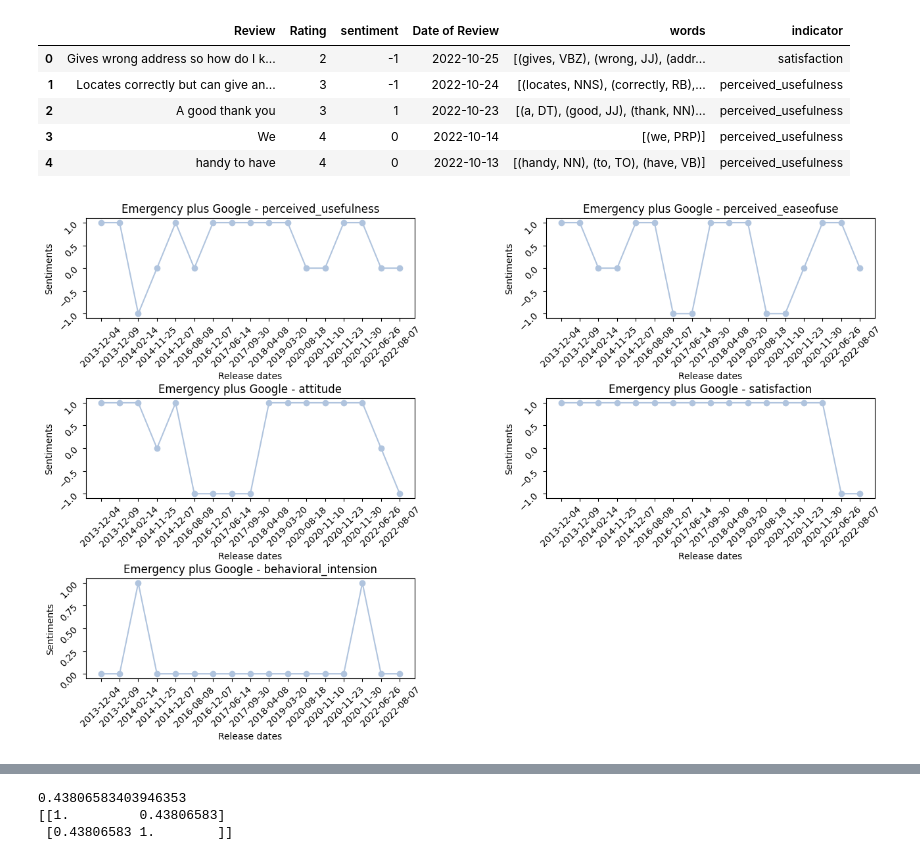
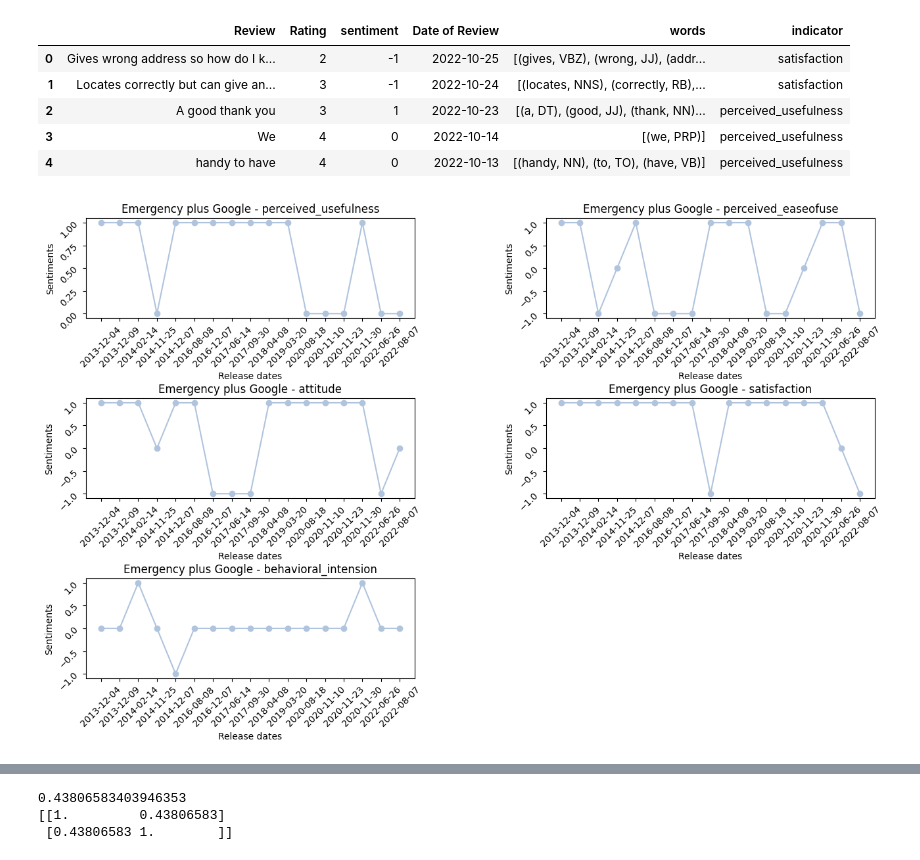
Before and after one commit to kalpanibhagya/EmergencyAppsReviews, a Jupyter notebook: Technology Acceptance Model.ipynb, the cells around one changed output, grey strips where cells are left out. Drawn from its saved outputs; the diff is of its cells as text; code cells hidden in the pictures.

Commit message:
separation of data files into tasks

```diff
--- a/Technology Acceptance Model.ipynb
+++ b/Technology Acceptance Model.ipynb
@@ -147,13 +147,13 @@ print(len(BI))
 header = ['Review', 'Rating', 'sentiment' , 'Date of Review']
 
 #reading data from separate application csvs
-df_emergencyplus_google_s = pd.read_csv('./data/emergencyplus_google_sentiment.csv')
+df_emergencyplus_google_s = pd.read_csv('./data/task3_4/task3/output/emergencyplus_google_sentiment.csv')
 df_emergencyplus_google_s= df_emergencyplus_google_s.filter(header)
-df_emergencyplus_apple_s = pd.read_csv('./data/emergencyplus_apple_sentiment.csv')
+df_emergencyplus_apple_s = pd.read_csv('./data/task3_4/task3/output/emergencyplus_apple_sentiment.csv')
 df_emergencyplus_apple_s= df_emergencyplus_apple_s.filter(header)
-df_firstaid_google_s = pd.read_csv('./data/firstaid_google_sentiment.csv')
+df_firstaid_google_s = pd.read_csv('./data/task3_4/task3/output/firstaid_google_sentiment.csv')
 df_firstaid_google_s= df_firstaid_google_s.filter(header)
-df_firstaid_apple_s = pd.read_csv('./data/firstaid_apple_sentiment.csv')
+df_firstaid_apple_s = pd.read_csv('./data/task3_4/task3/output/firstaid_apple_sentiment.csv')
 df_firstaid_apple_s= df_firstaid_apple_s.filter(header)
 
 
@@ -258,7 +258,7 @@ df_emergencyplus_google_s.head()
 # %% [output]
 |  | Review | Rating | sentiment | Date of Review | words | indicator |
 | 0 | Gives wrong address so how do I k... | 2 | -1 | 2022-10-25 | [(gives, VBZ), (wrong, JJ), (addr... | satisfaction |
-| 1 | Locates correctly but can give an... | 3 | -1 | 2022-10-24 | [(locates, NNS), (correctly, RB),... | perceived_usefulness |
+| 1 | Locates correctly but can give an... | 3 | -1 | 2022-10-24 | [(locates, NNS), (correctly, RB),... | satisfaction |
 | 2 | A good thank you | 3 | 1 | 2022-10-23 | [(a, DT), (good, JJ), (thank, NN)... | perceived_usefulness |
 | 3 | We | 4 | 0 | 2022-10-14 | [(we, PRP)] | perceived_usefulness |
 | 4 | handy to have | 4 | 0 | 2022-10-13 | [(handy, NN), (to, TO), (have, VB)] | perceived_usefulness |
@@ -293,10 +293,10 @@ df_firstaid_apple_S = df_firstaid_apple_s[df_firstaid_apple_s['indicator'] == 's
 import matplotlib.pyplot as plt
 from datetime import datetime
 
-df_emergencyplus_google_versions = pd.read_csv('./data/emergencyplus_version_details_google.csv')
-df_firstaid_google_vesions = pd.read_csv('./data/firstaid_version_details_google.csv')
-df_emergencyplus_apple_versions = pd.read_csv('./data/emergencyplus_version_details_apple.csv')
-df_firstaid_apple_vesions = pd.read_csv('./data/firstaid_version_details_apple.csv')
+df_emergencyplus_google_versions = pd.read_csv('./data/task3_4/task4/input/emergencyplus_version_details_google.csv')
+df_firstaid_google_vesions = pd.read_csv('./data/task3_4/task4/input/firstaid_version_details_google.csv')
+df_emergencyplus_apple_versions = pd.read_csv('./data/task3_4/task4/input/emergencyplus_version_details_apple.csv')
+df_firstaid_apple_vesions = pd.read_csv('./data/task3_4/task4/input/firstaid_version_details_apple.csv')
 
 def indexingDateCol(df):
     df['Date of Review']=pd.to_datetime(df['Date of Review'])
@@ -364,34 +364,34 @@ plt.subplots_adjust(left=0.1,
                     right=0.9,
                     top=1.5,
                     wspace=0.4,
                     hspace=0.8)
 
 sentiment_list1 = sentimentPerReleasedate(df_emergency_google_PU, df_emergencyplus_google_versions)
 
 ax[0][0].set_title('Emergency plus Google - perceived_usefulness')
 plotRating1(df_emergencyplus_google_versions, sentiment_list1,ax,0,  0, "Sentiments")
 
 sentiment_list2 = sentimentPerReleasedate(df_emergency_google_PE, df_emergencyplus_google_versions)
 ax[0][1].set_title('Emergency plus Google - perceived_easeofuse')
 plotRating1(df_emergencyplus_google_versions, sentiment_list2,ax,0,  1, "Sentiments")
 
 sentiment_list3 = sentimentPerReleasedate(df_emergency_google_A, df_emergencyplus_google_versions)
 ax[1][0].set_title('Emergency plus Google - attitude')
 plotRating1(df_emergencyplus_google_versions, sentiment_list3,ax,1,  0, "Sentiments")
 
 sentiment_list4 = sentimentPerReleasedate(df_emergency_google_S, df_emergencyplus_google_versions)
 ax[1][1].set_title('Emergency plus Google - satisfaction')
 plotRating1(df_emergencyplus_google_versions, sentiment_list4,ax,1,  1, "Sentiments")
 
 sentiment_list5 = sentimentPerReleasedate(df_emergency_google_BI, df_emergencyplus_google_versions)
 ax[2][0].set_title('Emergency plus Google - behavioral_intension')
 plotRating1(df_emergencyplus_google_versions, sentiment_list5,ax,2,  0, "Sentiments")
 
 
 
 ax[2,1].set_visible(False)
 # %% [output]
-[figure, old version]
+[figure, new version]
 # %%
 fig1, ax1 = plt.subplots(3,2, figsize=(15,5))
 fig1.tight_layout()
```
Also changed, not shown: parts of 15 cells of this notebook, 25 other files.
